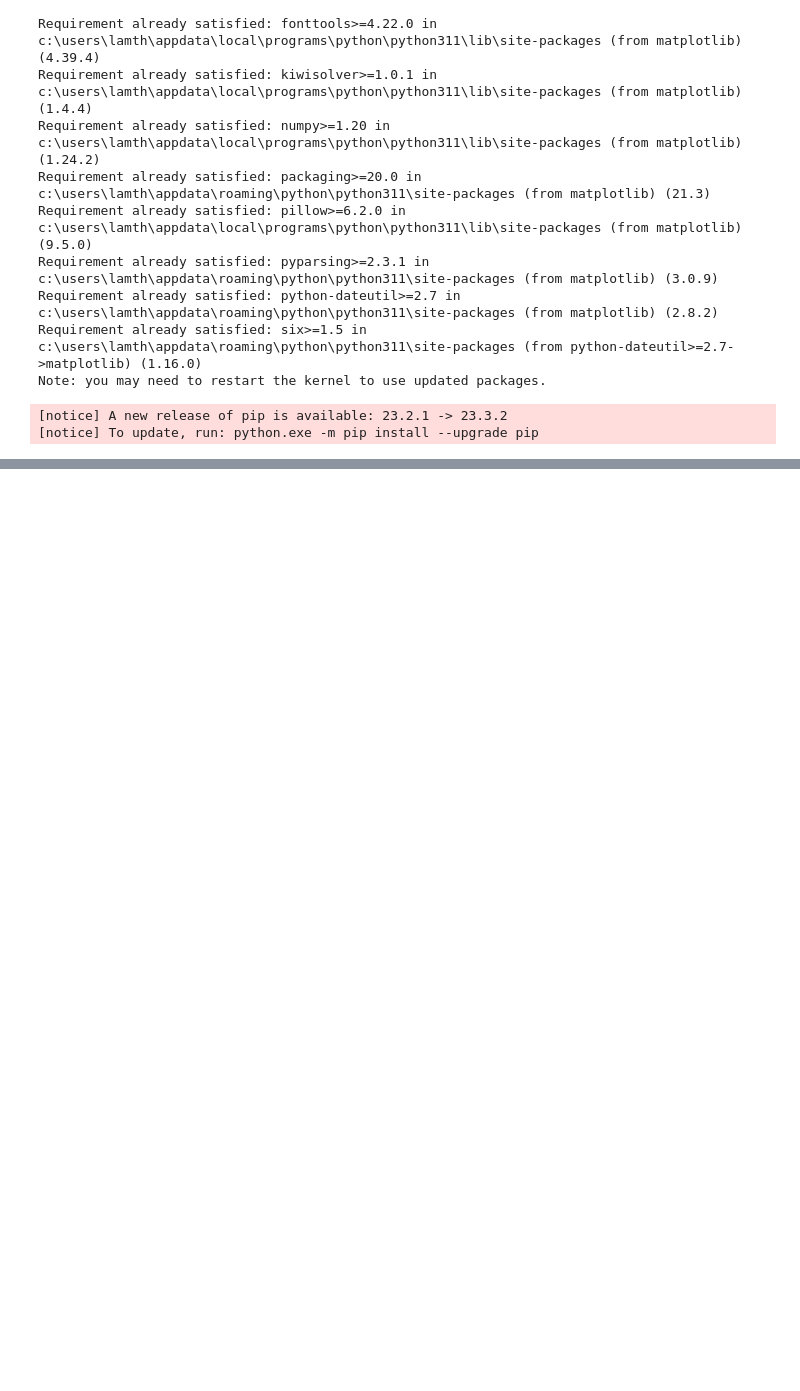
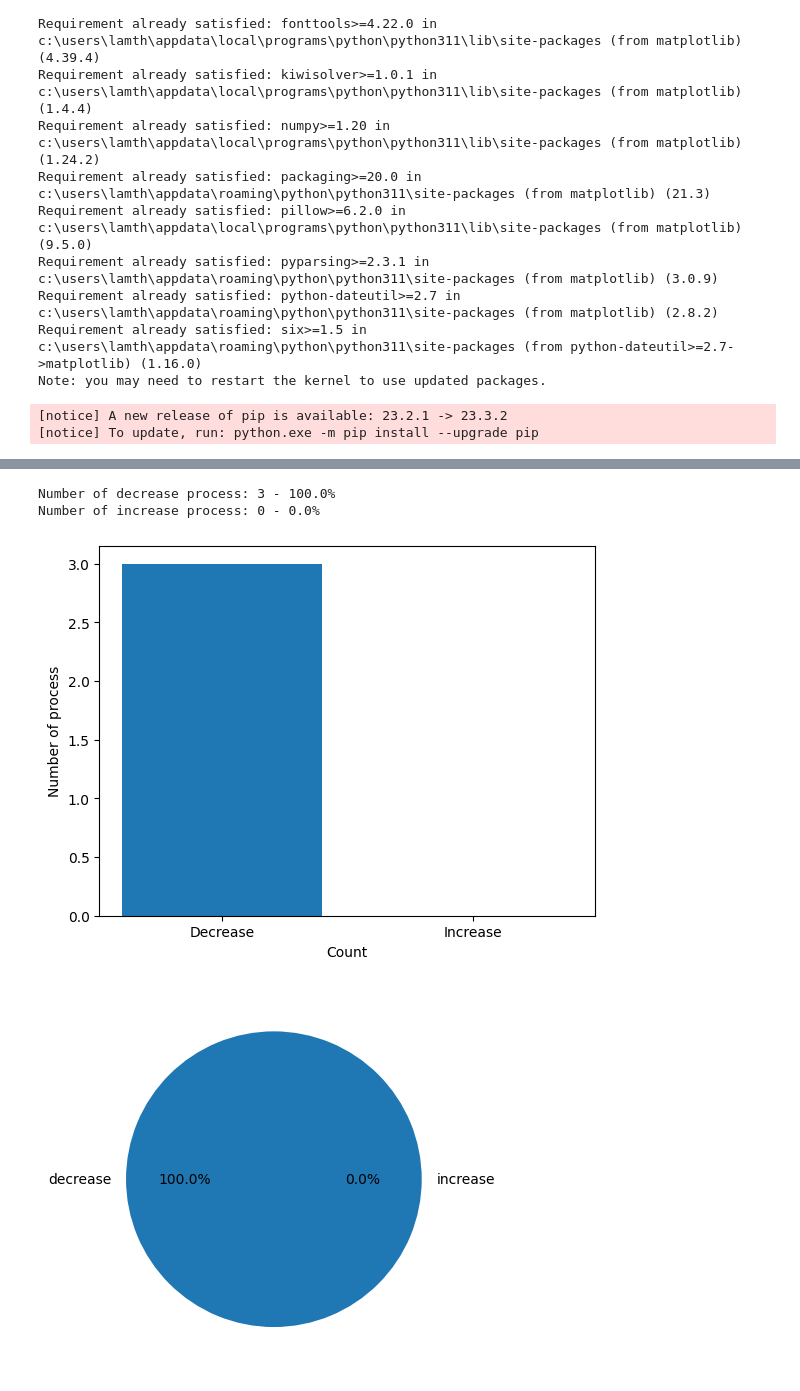
Before and after one commit to thanhbl-hust/Data-structures-and-Algorithms, a Jupyter notebook: train_12_1/weights.ipynb, the cells around one changed output, grey strips where cells are left out. Drawn from its saved outputs; the diff is of its cells as text; code cells hidden in the pictures; blank space fills up the shorter version.

```diff
--- a/train_12_1/weights.ipynb
+++ b/train_12_1/weights.ipynb
@@ -18,3 +35,13 @@ Note: you may need to restart the kernel to use updated packages.
+# %%
+def countDeandIn(ls):
+    de = 0
+    inc = 0
+    for i in range(1, len(ls)):
+        if ls[i] > ls[i - 1]:
+            inc += 1
+        else:
+            de += 1
+    return de, inc
 # %%
 import matplotlib.pyplot as plt
 
@@ -42,0 +77,25 @@ Min in process: 82.7
+# %%
+de, inc = countDeandIn(w)
+
+de_percent = 100 * (round(de / (de + inc), 2))
+
+inc_percent = 100 - de_percent
+
+print(f'Number of decrease process: {de} - {de_percent}%')
+print(f'Number of increase process: {inc} - {inc_percent}%')
+columns = ['Decrease', 'Increase']
+values = [de, inc]
+plt.bar(columns, values)
+plt.xlabel('Count')
+plt.ylabel('Number of process')
+plt.show()
+
+labels = ['decrease', 'increase']
+sizes = [de, inc]
+plt.pie(sizes, labels=labels, autopct='%1.1f%%')
+plt.show()
+# %% [output]
+Number of decrease process: 3 - 100.0%
+Number of increase process: 0 - 0.0%
+[figure, added]
+[figure, added]
```
Also changed, not shown: parts of 3 cells of this notebook.
